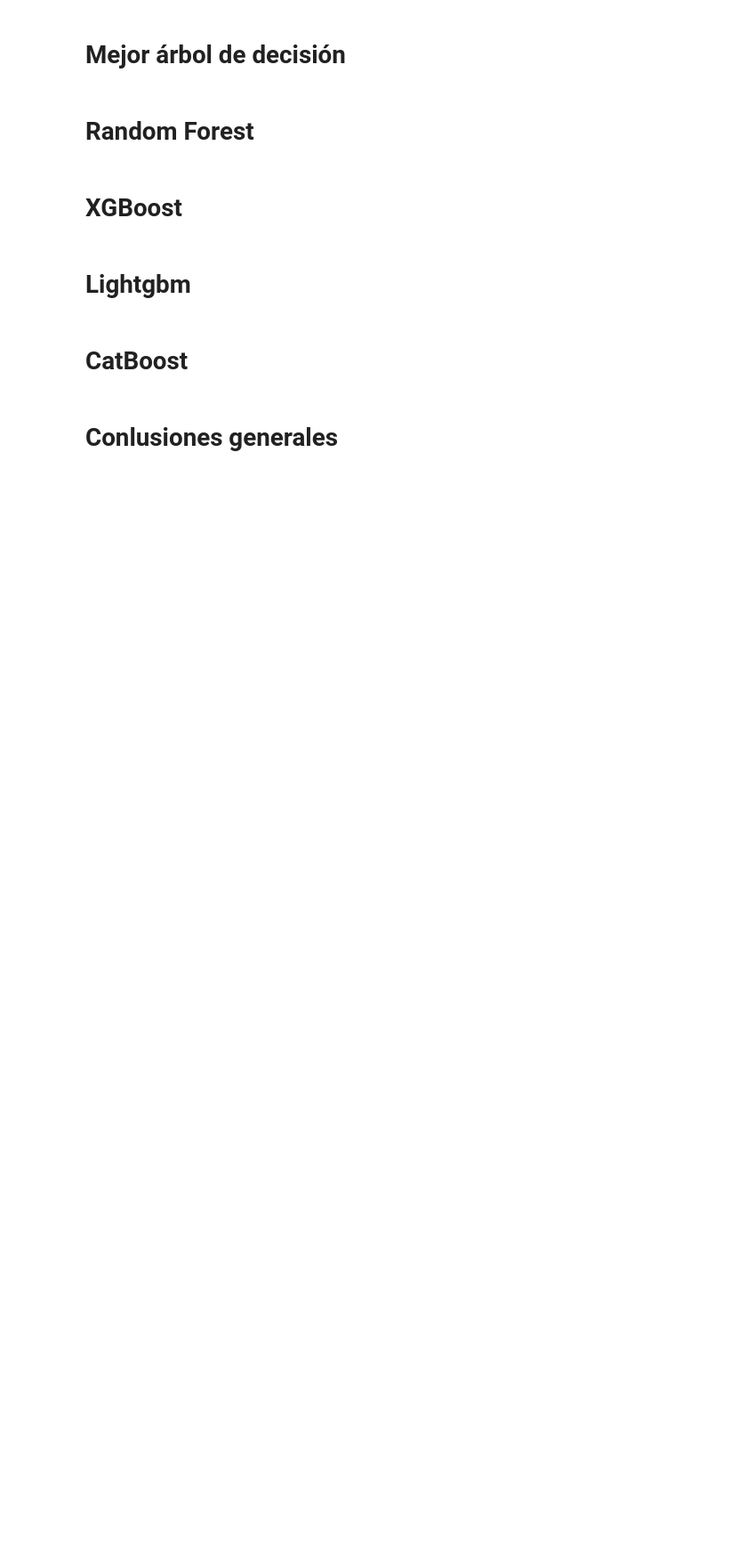
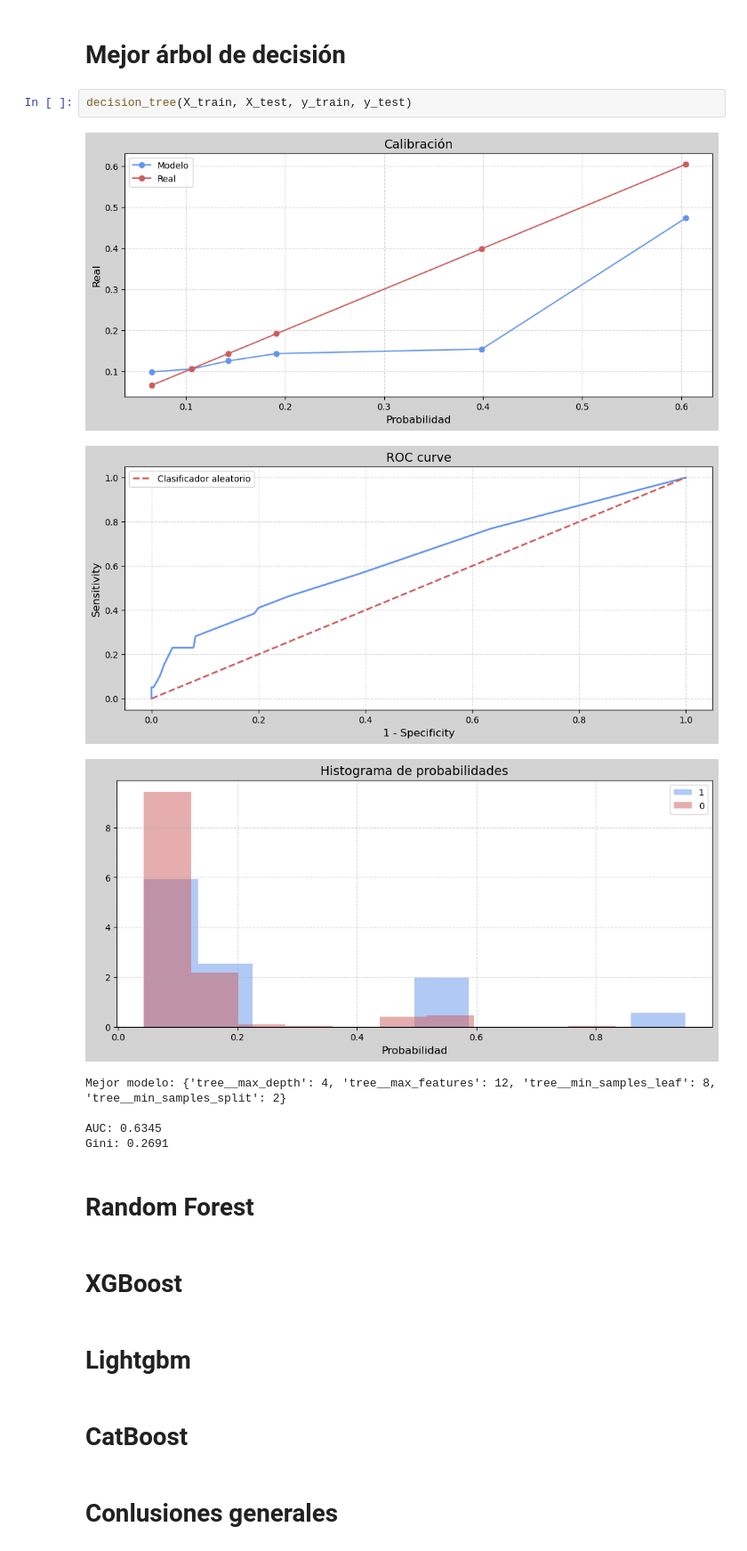
Before and after one commit to zayo1511/LabAprEst, a Jupyter notebook: Parcial3/ExamenPractico.ipynb, the cells around one changed output. Shown: that part at 89% size. Drawn from its saved outputs; the diff is of its cells as text; blank space fills up the shorter version.

```diff
--- a/Parcial3/ExamenPractico.ipynb
+++ b/Parcial3/ExamenPractico.ipynb
@@ -134,5 +197,15 @@ X_train, X_test, y_train, y_test = train_test_split(X, y, test_size=0.2, random_
 # %% [markdown]
 # Mejor árbol de decisión
+# %%
+decision_tree(X_train, X_test, y_train, y_test)
+# %% [output]
+[figure, added]
+[figure, added]
+[figure, added]
+Mejor modelo: {'tree__max_depth': 4, 'tree__max_features': 12, 'tree__min_samples_leaf': 8, 'tree__min_samples_split': 2}
+
+AUC: 0.6345
+Gini: 0.2691
 # %% [markdown]
 # Random Forest
 # %% [markdown]
```
Also changed, not shown: parts of 10 cells of this notebook.
